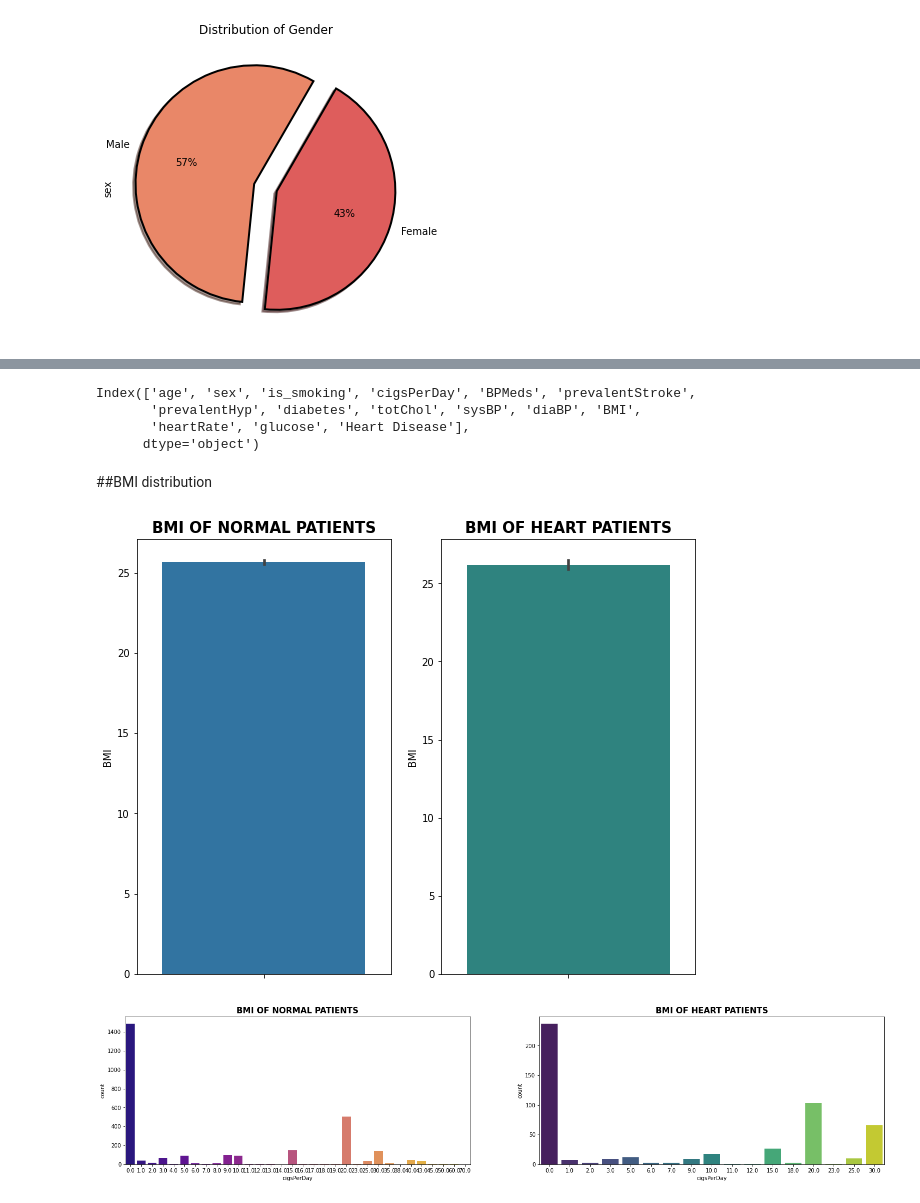
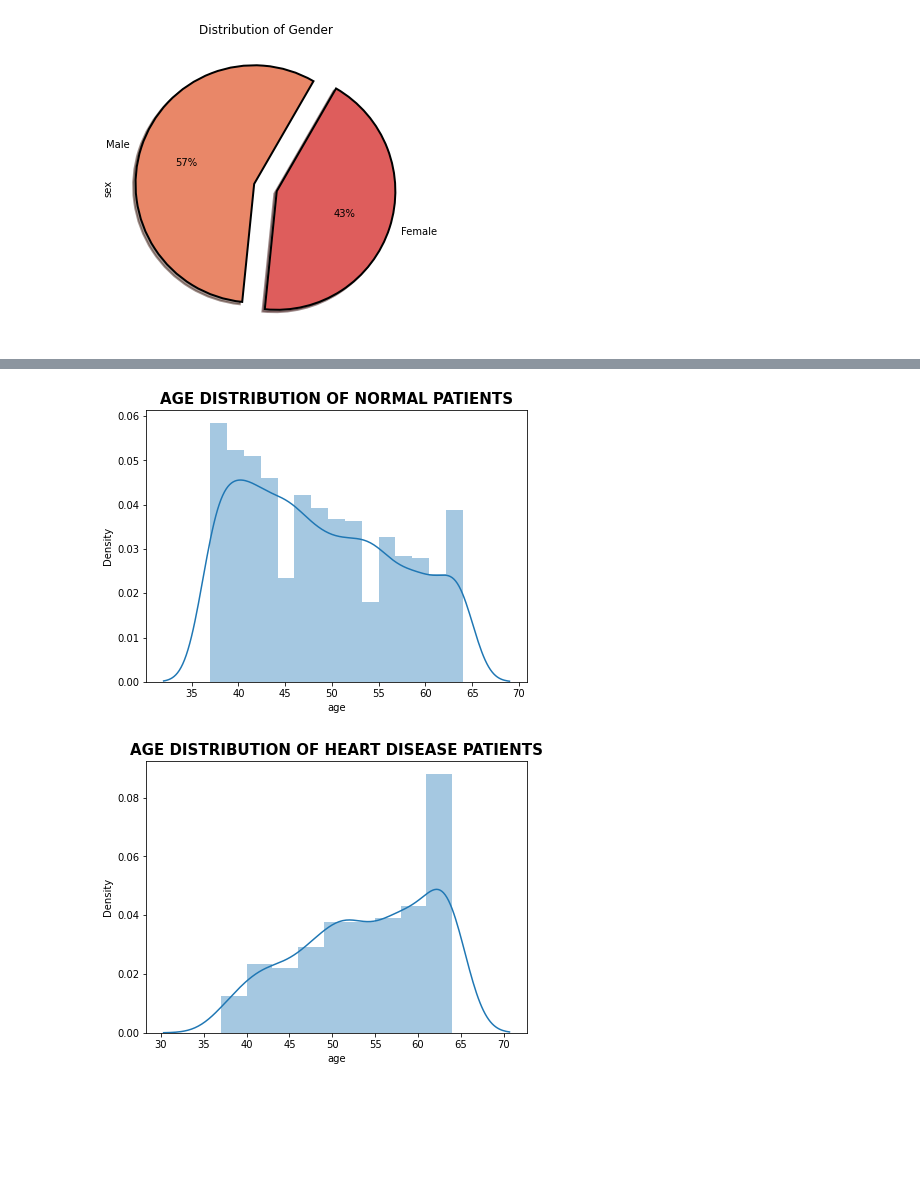
Before and after one commit to sonalikaus/Cardiovascular-risk-prediction---Classification-Project, a Jupyter notebook: Heart_Disease_Prediction.ipynb, the cells around one changed output, grey strips where cells are left out. Saved outputs shown, nothing was run; the diff lists cells and outputs as text; code cells hidden in the pictures; blank space fills up the shorter version.

```diff
--- a/Heart_Disease_Prediction.ipynb
+++ b/Heart_Disease_Prediction.ipynb
@@ -364,37 +362,16 @@ plt.show()
-# %%
-df.columns
-# %% [output]
-Index(['age', 'sex', 'is_smoking', 'cigsPerDay', 'BPMeds', 'prevalentStroke',
-       'prevalentHyp', 'diabetes', 'totChol', 'sysBP', 'diaBP', 'BMI',
-       'heartRate', 'glucose', 'Heart Disease'],
-      dtype='object')
-# %% [markdown]
-##BMI distribution
-# %%
-# plotting normal patients
-fig = plt.figure(figsize=(10,8))
-ax1 = plt.subplot2grid((1,2),(0,0))
-sns.barplot(y='BMI',data = Normal)
-plt.title('BMI OF NORMAL PATIENTS', fontsize=15, weight='bold')
-
-#plotting heart patients
-ax1 = plt.subplot2grid((1,2),(0,1))
-sns.barplot(y='BMI',data = patient, palette='viridis')
-plt.title('BMI OF HEART PATIENTS', fontsize=15, weight='bold' )
-plt.show()
-# %% [output]
-[figure, removed]
-# %%
-# plotting normal patients
-fig = plt.figure(figsize=(25,5))
-ax1 = plt.subplot2grid((1,2),(0,0))
-sns.countplot(x='cigsPerDay',data = Normal, palette='plasma')
-plt.title('BMI OF NORMAL PATIENTS', fontsize=15, weight='bold')
-
-#plotting heart patients
-ax1 = plt.subplot2grid((1,2),(0,1))
-sns.countplot(x='cigsPerDay',data = patient, palette='viridis')
-plt.title('BMI OF HEART PATIENTS', fontsize=15, weight='bold' )
-plt.show()
-# %% [output]
-[figure, removed]
+# %%
+# plotting normal patients
+fig = plt.figure(figsize=(15,5))
+ax1 = plt.subplot2grid((1,2),(0,0))
+sns.distplot(normal['age'])
+plt.title('AGE DISTRIBUTION OF NORMAL PATIENTS', fontsize=15, weight='bold')
+
+fig = plt.figure(figsize=(15,5))
+ax1 = plt.subplot2grid((1,2),(0,0))
+sns.distplot(patient['age'])
+plt.title('AGE DISTRIBUTION OF HEART DISEASE PATIENTS', fontsize=15, weight='bold')
+
+plt.show()
+# %% [output]
+[figure, added]
+[figure, added]
```
Also changed, not shown: parts of 106 cells of this notebook.
